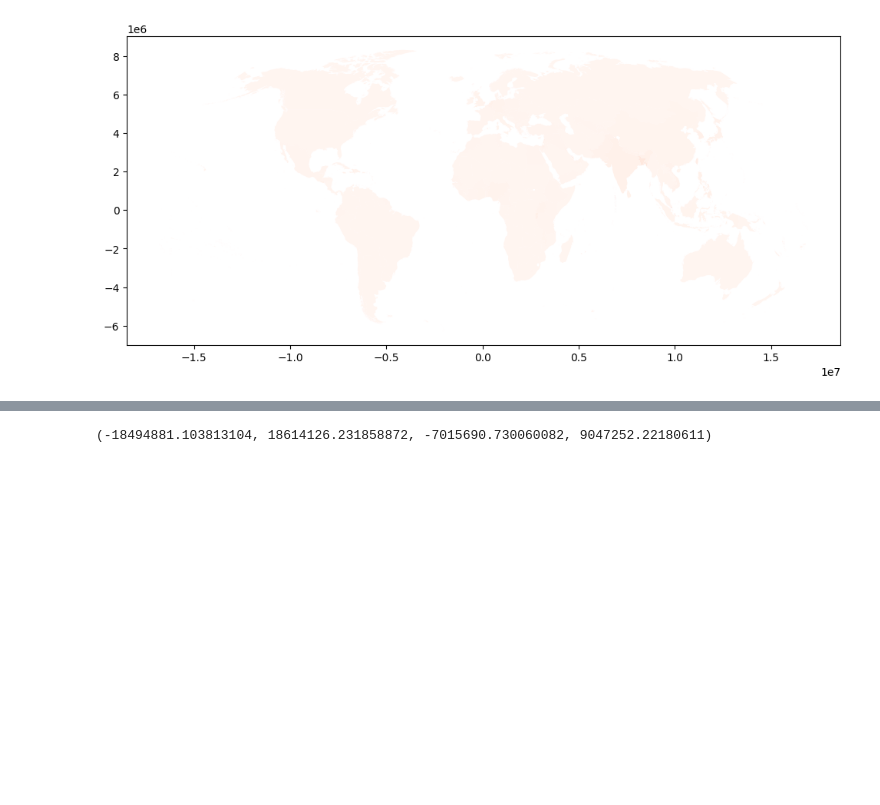
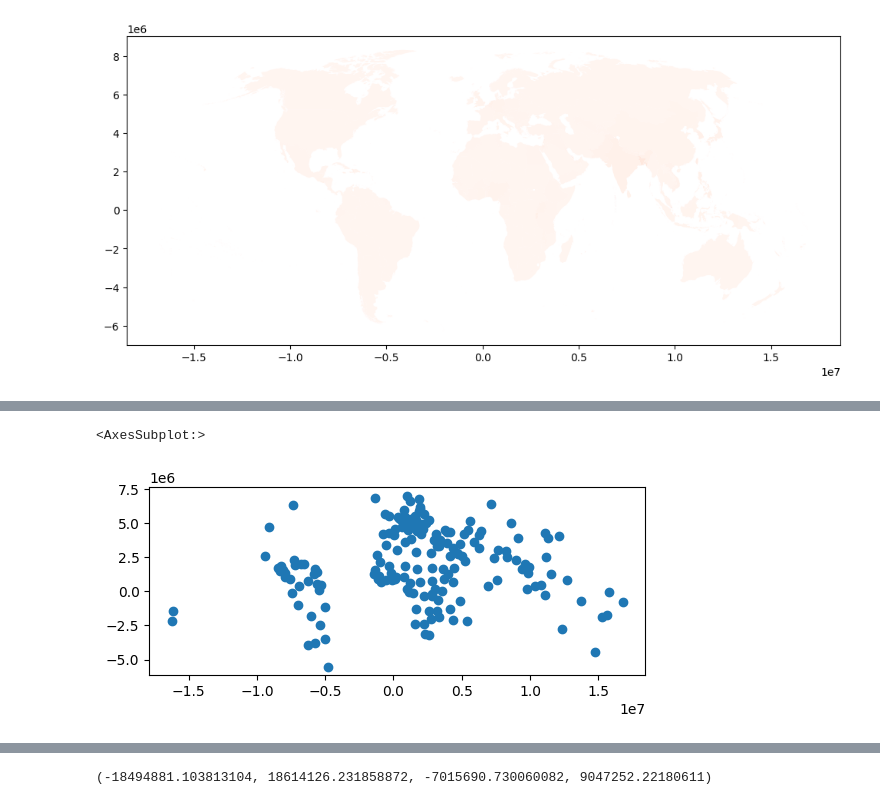
Before and after one commit to marcinszwagrzyk/Geo_Python_Ukraine_2024, a Jupyter notebook: 2_World_map.ipynb, the cells around one changed output, grey strips where cells are left out. Cells and saved outputs as stored; diff of their text form; code cells hidden in the pictures; blank space fills up the shorter version.

Commit message:
world map centroids updated

```diff
--- a/2_World_map.ipynb
+++ b/2_World_map.ipynb
@@ -80 +80,9 @@ for scheme in ['boxplot',
 [figure]
+# %%
+# Graduated symbols visualisation - all centroids
+gdf_cntrs_centr = gdf_cntrs_pop.copy()
+gdf_cntrs_centr['geometry'] = gdf_cntrs_centr.geometry.centroid
+gdf_cntrs_centr.plot()
+# %% [output]
+<AxesSubplot:>
+[figure, added]
```
Also changed, not shown: parts of 8 cells of this notebook.
